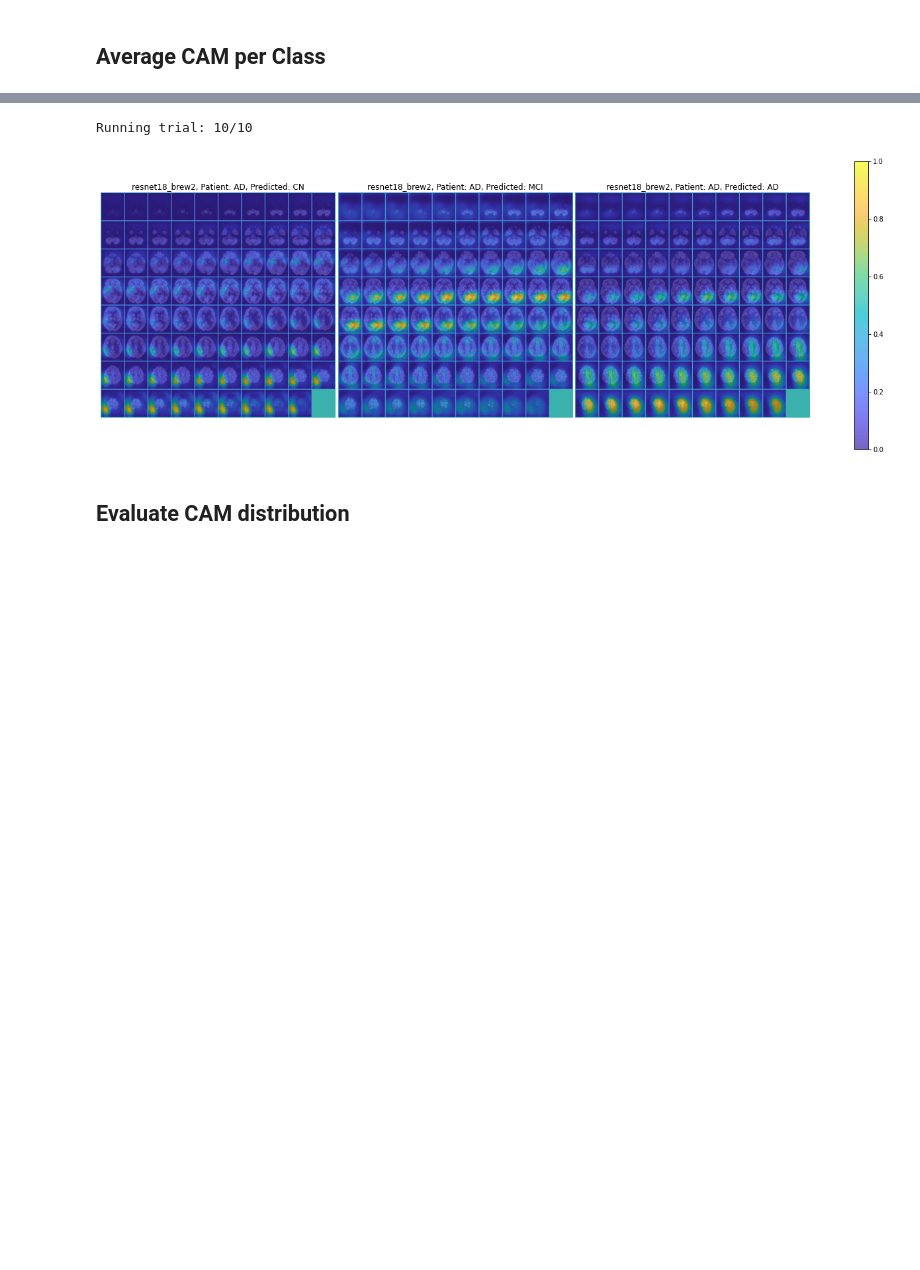
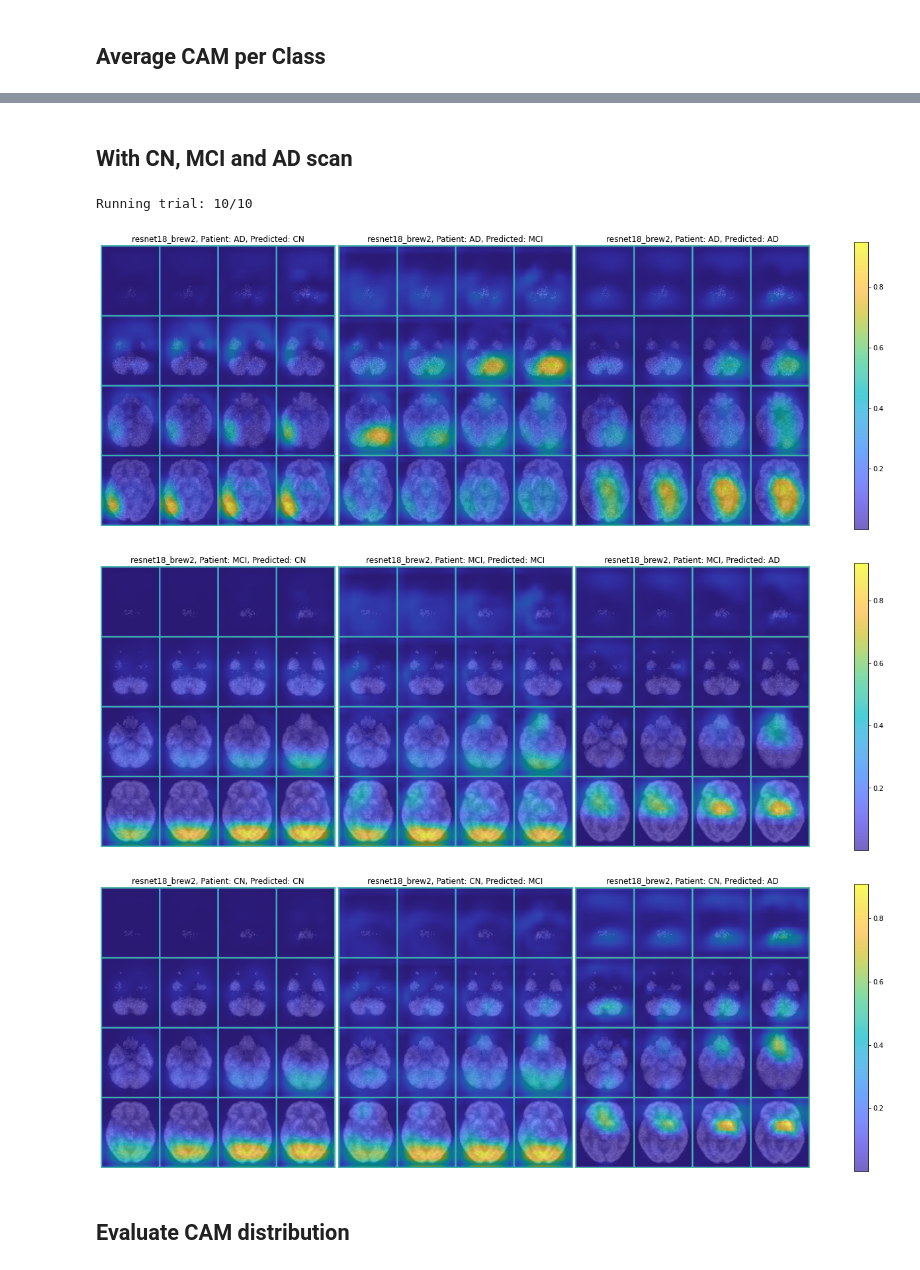
Before and after one commit to FredrikM97/Medical-ROI, a Jupyter notebook: notebooks/02_2 - WSOL - CAM.ipynb, the cells around one changed output, grey strips where cells are left out. Saved outputs shown, nothing was run; the diff lists cells and outputs as text; code cells hidden in the pictures; blank space fills up the shorter version.

```diff
--- a/notebooks/02_2 - WSOL - CAM.ipynb
+++ b/notebooks/02_2 - WSOL - CAM.ipynb
@@ -55,7 +55,7 @@ TPU available: False, using: 0 TPU cores
 # %% [markdown]
 ## Average CAM per Class
 # %%
-def trial_classes(extractor, images, classes=[0,1,2],num_trials=10):
+def trial_classes(extractor, images, classes=[0,1,2],num_trials=10, grid_kwgs={}):
     #extractor = self.get_cam(model, self.CAM_TYPE)
     iteration = 1
     for img_index, image in enumerate(images):
@@ -69,7 +69,7 @@ def trial_classes(extractor, images, classes=[0,1,2],num_trials=10):
             class_scores, class_idx = cam_extractor.class_score(image)
 
             masks.append(torch.stack([
-                preprocess.to_grid(preprocess.preprocess_image(cam_extractor.activations(idx, class_scores)))
+                preprocess.to_grid(preprocess.preprocess_image(cam_extractor.activations(idx, class_scores)), **grid_kwgs)
                 for idx in classes
             ]))
             iteration += 1
@@ -77,17 +115,43 @@ def trial_classes(extractor, images, classes=[0,1,2],num_trials=10):
+# %% [markdown]
+## With CN, MCI and AD scan
 # %%
-IMAGES = [CAM.preprocess(FILE_NAMES[0])]
-class_average = trial_classes(THREADSAFE_CAM_EXTRACTOR, IMAGES)
-
 fig = CAM.plot(
     images=CAM.repeat_stack(CAM.preprocess(FILE_NAMES[0]), repeat=3),
-    masks=class_average,
+    masks=trial_classes(
+        THREADSAFE_CAM_EXTRACTOR, [CAM.preprocess(FILE_NAMES[0])],
+        grid_kwgs={'max_num_slices':16, 'nrow':4}
+    ),
     labels=[0,1,2],
     class_label="AD",
     architecture="/var/metrics/codetests/logs/tb/final/base2/resnet18_brew2/20210524224031/version_2/checkpoints/epoch=40-step=2172.ckpt".split("/")[8]
 );
+
+fig = CAM.plot(
+    images=CAM.repeat_stack(CAM.preprocess(FILE_NAMES[1]), repeat=3),
+    masks=trial_classes(
+        THREADSAFE_CAM_EXTRACTOR, [CAM.preprocess(FILE_NAMES[1])],
+        grid_kwgs={'max_num_slices':16, 'nrow':4}
+    ),
+    labels=[0,1,2],
+    class_label="MCI",
+    architecture="/var/metrics/codetests/logs/tb/final/base2/resnet18_brew2/20210524224031/version_2/checkpoints/epoch=40-step=2172.ckpt".split("/")[8]
+);
+
+fig = CAM.plot(
+    images=CAM.repeat_stack(CAM.preprocess(FILE_NAMES[1]), repeat=3),
+    masks=trial_classes(
+        THREADSAFE_CAM_EXTRACTOR, [CAM.preprocess(FILE_NAMES[2])],
+        grid_kwgs={'max_num_slices':16, 'nrow':4}
+    ),
+    labels=[0,1,2],
+    class_label="CN",
+    architecture="/var/metrics/codetests/logs/tb/final/base2/resnet18_brew2/20210524224031/version_2/checkpoints/epoch=40-step=2172.ckpt".split("/")[8]
+);
 # %% [output]
 Running trial: 10/10
-[figure, old version]
+[figure, new version]
+[figure, added]
+[figure, added]
 # %% [markdown]
 ## Evaluate CAM distribution
 # %%
```
Also changed, not shown: parts of 9 cells of this notebook, 17 other files.
